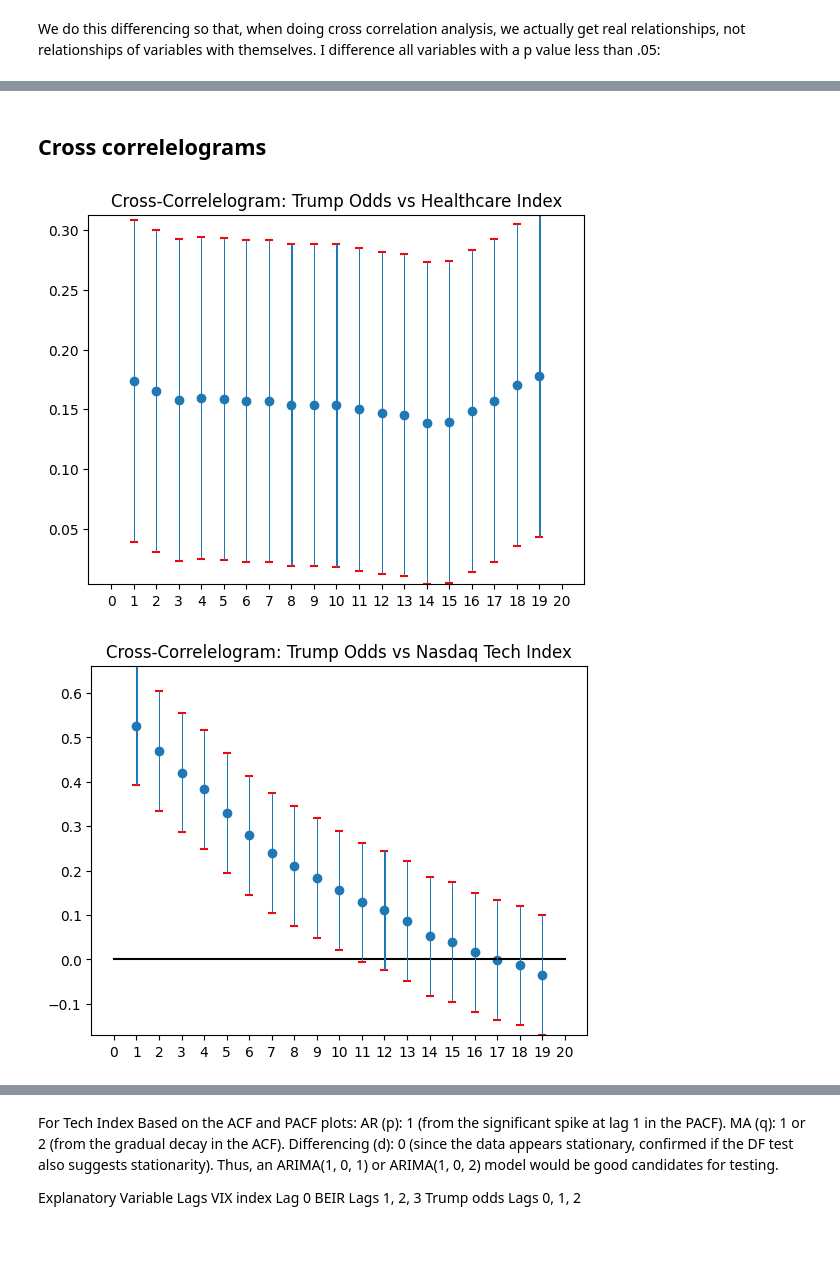
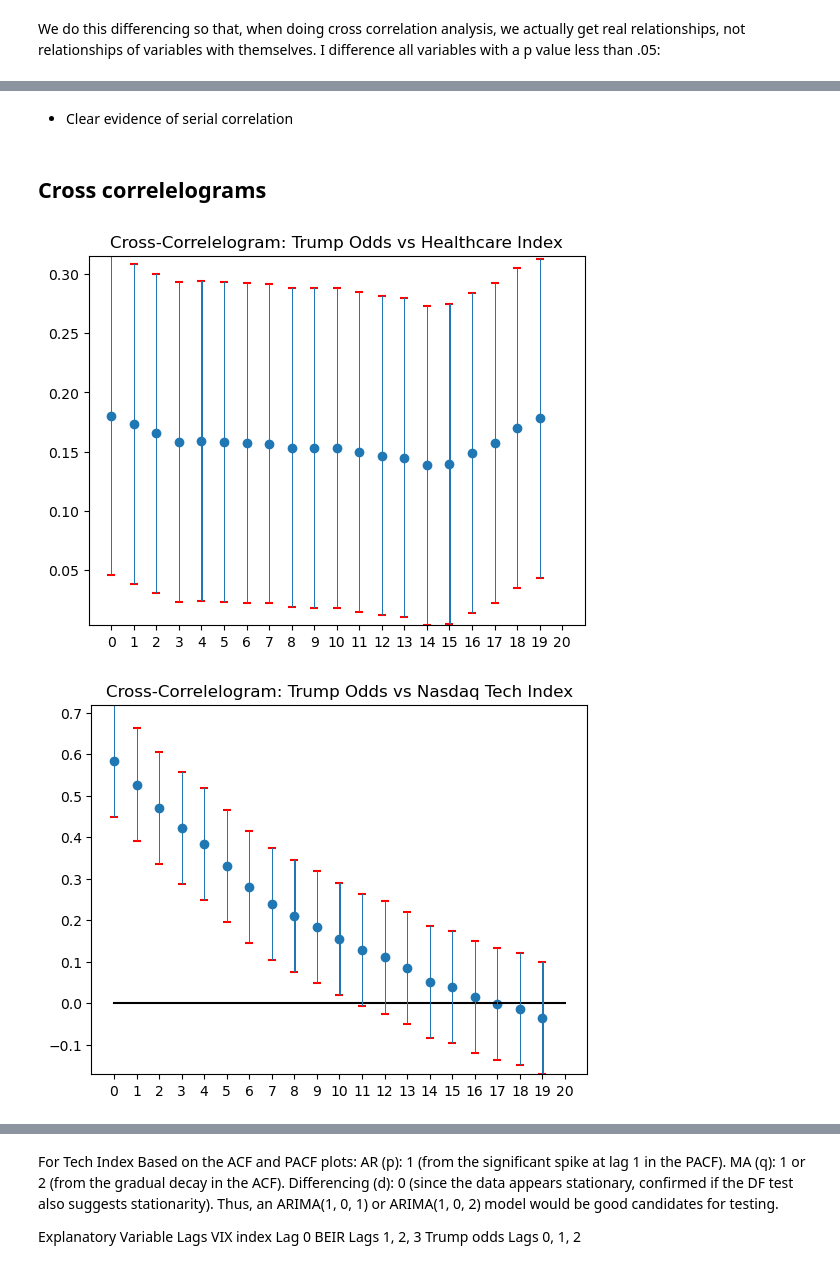
Before and after one commit to dg3358/ACTU-5842-Project, a Jupyter notebook: project_code.ipynb, the cells around one changed output, grey strips where cells are left out. Drawn from its saved outputs; the diff is of its cells as text; code cells hidden in the pictures; blank space fills up the shorter version.

```diff
--- a/project_code.ipynb
+++ b/project_code.ipynb
@@ -325,8 +325,8 @@ result_data.reset_index(inplace = True, drop = True)
 #result_data['VIX index'] = difference_VIX
 
 
-columns_to_standardize = ['S&P Healthcare Index', 'NASDAQ 100 Tech Index',
-                           'trump_odds', 'BEIR', 'VIX index']
-scaler = StandardScaler()
-result_data[columns_to_standardize] = scaler.fit_transform(result_data[columns_to_standardize])
-result_data.tail()
+#columns_to_standardize = ['S&P Healthcare Index', 'NASDAQ 100 Tech Index',
+#                           'trump_odds', 'BEIR', 'VIX index']
+#scaler = StandardScaler()
+#result_data[columns_to_standardize] = scaler.fit_transform(result_data[columns_to_standardize])
+#result_data.tail()
@@ -340,47 +365,51 @@ result_data.tail()
+# %% [markdown]
+- Clear evidence of serial correlation
 # %% [markdown]
 ## Cross correlelograms
+# %%
+n_lag = 20
 # %%
 health_trump = ccf(result_data['S&P Healthcare Index'], result_data['trump_odds'], adjusted = False, alpha = .05)
 fig, ax = plt.subplots()
-ax.scatter([i for i in range(1, 20)], health_trump[0][1:20])
-ax.scatter([i for i in range(1,20)], health_trump[1][:,1][1:20], marker = '_', color = 'red', zorder = 2)
-ax.scatter([i for i in range(1,20)], health_trump[1][:,0][1:20], marker = '_', color = 'red', zorder = 2)
-bottom_lim = min(health_trump[1][:,0][1:20])
-top_lim = max(health_trump[1][:,1][1:20])
+ax.scatter([i for i in range(0, n_lag)], health_trump[0][0:n_lag])
+ax.scatter([i for i in range(0,n_lag)], health_trump[1][:,1][0:n_lag], marker = '_', color = 'red', zorder = 2)
+ax.scatter([i for i in range(0,n_lag)], health_trump[1][:,0][0:n_lag], marker = '_', color = 'red', zorder = 2)
+bottom_lim = min(health_trump[1][:,0][0:n_lag])
+top_lim = max(health_trump[1][:,1][0:n_lag])
 ax.set_ylim(bottom = bottom_lim, top = top_lim)
-for i in range(1,20):
+for i in range(0,n_lag):
     ax.axvspan(xmin = i, xmax = i + .05,
                 ymin = (health_trump[1][:,0][i] - bottom_lim)/(top_lim - bottom_lim),
                 ymax = (health_trump[1][:,1][i] - bottom_lim)/(top_lim - bottom_lim),
                   linestyle =  "--",
                   zorder = 2)
-ax.plot(np.linspace(0, 20), [0] * len(np.linspace(0, 20)), color = 'black', zorder = 1)
-ax.set_xticks([i for i in range(0, 21)])
+ax.plot(np.linspace(0, n_lag), [0] * len(np.linspace(0, n_lag)), color = 'black', zorder = 1)
+ax.set_xticks([i for i in range(0, n_lag + 1)])
 ax.set_title("Cross-Correlelogram: Trump Odds vs Healthcare Index")
 plt.show()
 # %% [output]
-[figure, old version]
+[figure, new version]
 # %%
 tech_trump = ccf(result_data['NASDAQ 100 Tech Index'], result_data['trump_odds'], adjusted = False, alpha = .05)
 fig, ax = plt.subplots()
-ax.scatter([i for i in range(1, 20)], tech_trump[0][1:20])
-ax.scatter([i for i in range(1,20)], tech_trump[1][:,1][1:20], marker = '_', color = 'red', zorder = 2)
-ax.scatter([i for i in range(1,20)], tech_trump[1][:,0][1:20], marker = '_', color = 'red', zorder = 2)
-bottom_lim = min(tech_trump[1][:,0][1:20])
-top_lim = max(tech_trump[1][:,1][1:20])
+ax.scatter([i for i in range(0, n_lag)], tech_trump[0][0:n_lag])
+ax.scatter([i for i in range(0,n_lag)], tech_trump[1][:,1][0:n_lag], marker = '_', color = 'red', zorder = 2)
+ax.scatter([i for i in range(0,n_lag)], tech_trump[1][:,0][0:20], marker = '_', color = 'red', zorder = 2)
+bottom_lim = min(tech_trump[1][:,0][0:n_lag])
+top_lim = max(tech_trump[1][:,1][0:n_lag])
 ax.set_ylim(bottom = bottom_lim, top = top_lim)
-for i in range(1,20):
+for i in range(0,n_lag):
     ax.axvspan(xmin = i, xmax = i + .05,
                 ymin = (tech_trump[1][:,0][i] - bottom_lim)/(top_lim - bottom_lim),
                 ymax = (tech_trump[1][:,1][i] - bottom_lim)/(top_lim - bottom_lim),
                   linestyle =  "--",
                   zorder = 2)
-ax.plot(np.linspace(0, 20), [0] * len(np.linspace(0, 20)), color = 'black', zorder = 1)
-ax.set_xticks([i for i in range(0, 21)])
+ax.plot(np.linspace(0, n_lag), [0] * len(np.linspace(0, n_lag)), color = 'black', zorder = 1)
+ax.set_xticks([i for i in range(0, n_lag + 1)])
 ax.set_title("Cross-Correlelogram: Trump Odds vs Nasdaq Tech Index")
 plt.show()
 # %% [output]
-[figure, old version]
+[figure, new version]
 # %%
 health_BEIR = ccf(result_data['S&P Healthcare Index'], result_data['BEIR'], adjusted = False, alpha = .05)
 fig, ax = plt.subplots()
```
Also changed, not shown: parts of 50 cells of this notebook.
